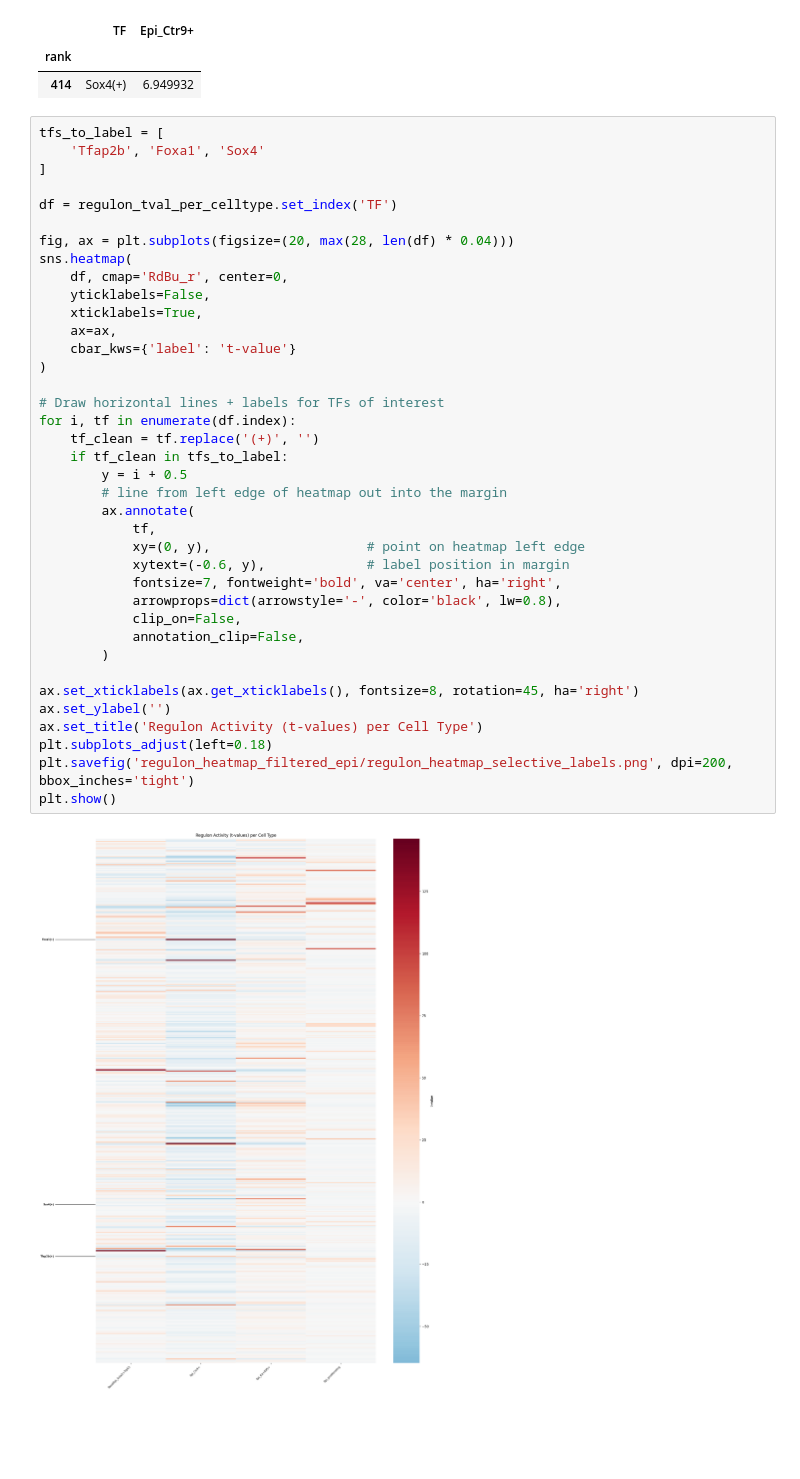
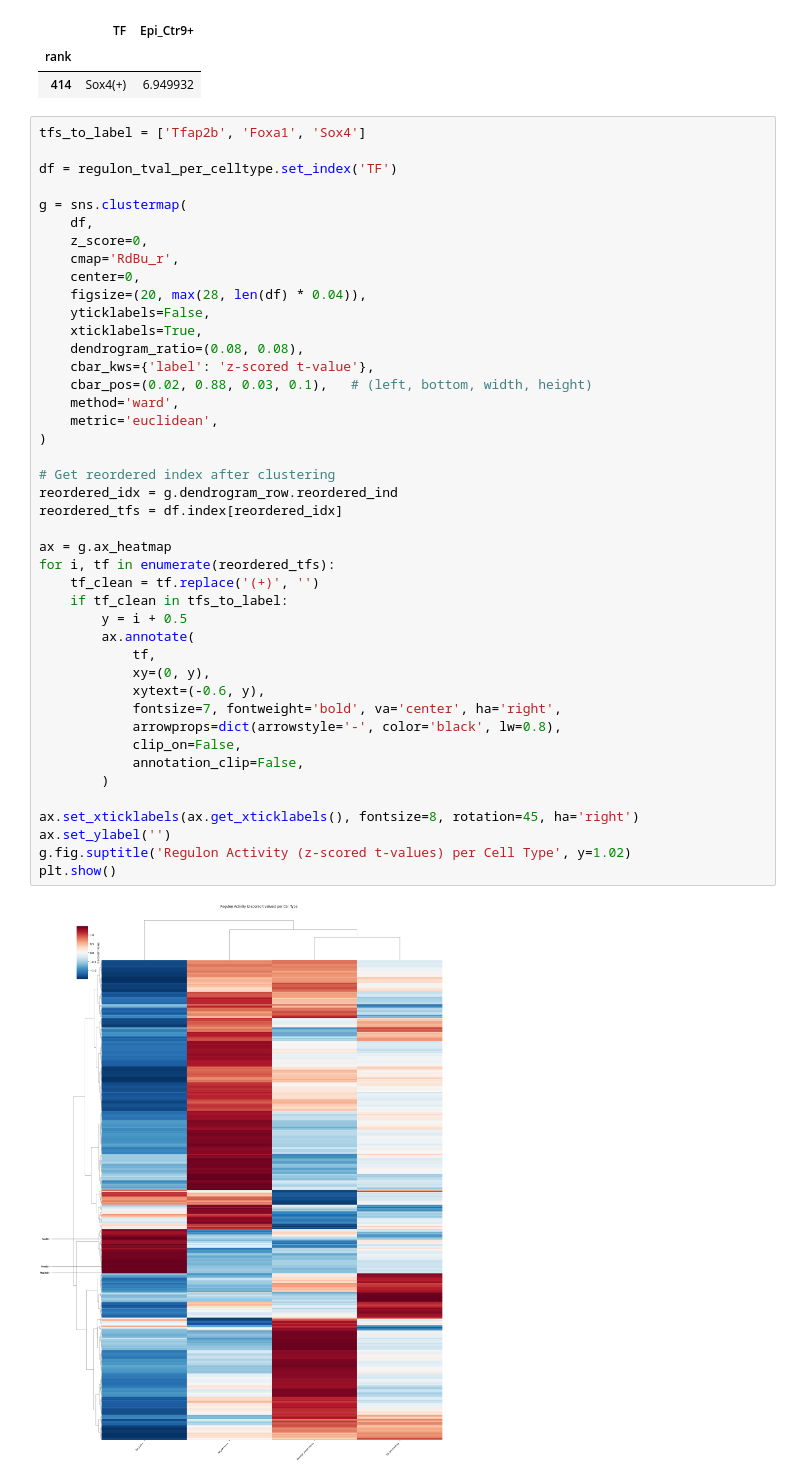
Before and after one commit to sumedhars/weixu-lab_breast-cancer, a Jupyter notebook: pyscenic_epi_results_exploration.ipynb, the cells around one changed output. Drawn from its saved outputs; the diff is of its cells as text; blank space fills up the shorter version.

Commit message:
heatmap changes

```diff
--- a/pyscenic_epi_results_exploration.ipynb
+++ b/pyscenic_epi_results_exploration.ipynb
@@ -54,42 +54,47 @@ Sox4(+) → rank 414 / 455  (t-value: 6.950)
 | rank |  |  |
 | 414 | Sox4(+) | 6.949932 |
 # %%
-tfs_to_label = [
-    'Tfap2b', 'Foxa1', 'Sox4'
-]
+tfs_to_label = ['Tfap2b', 'Foxa1', 'Sox4']
 
 df = regulon_tval_per_celltype.set_index('TF')
 
-fig, ax = plt.subplots(figsize=(20, max(28, len(df) * 0.04)))
-sns.heatmap(
-    df, cmap='RdBu_r', center=0,
+g = sns.clustermap(
+    df,
+    z_score=0,
+    cmap='RdBu_r',
+    center=0,
+    figsize=(20, max(28, len(df) * 0.04)),
     yticklabels=False,
     xticklabels=True,
-    ax=ax,
-    cbar_kws={'label': 't-value'}
+    dendrogram_ratio=(0.08, 0.08),
+    cbar_kws={'label': 'z-scored t-value'},
+    cbar_pos=(0.02, 0.88, 0.03, 0.1),   # (left, bottom, width, height)
+    method='ward',
+    metric='euclidean',
 )
 
-# Draw horizontal lines + labels for TFs of interest
-for i, tf in enumerate(df.index):
+# Get reordered index after clustering
+reordered_idx = g.dendrogram_row.reordered_ind
+reordered_tfs = df.index[reordered_idx]
+
+ax = g.ax_heatmap
+for i, tf in enumerate(reordered_tfs):
     tf_clean = tf.replace('(+)', '')
     if tf_clean in tfs_to_label:
         y = i + 0.5
-        # line from left edge of heatmap out into the margin
         ax.annotate(
             tf,
-            xy=(0, y),                    # point on heatmap left edge
-            xytext=(-0.6, y),             # label position in margin
+            xy=(0, y),
+            xytext=(-0.6, y),
             fontsize=7, fontweight='bold', va='center', ha='right',
             arrowprops=dict(arrowstyle='-', color='black', lw=0.8),
             clip_on=False,
             annotation_clip=False,
         )
 
 ax.set_xticklabels(ax.get_xticklabels(), fontsize=8, rotation=45, ha='right')
 ax.set_ylabel('')
-ax.set_title('Regulon Activity (t-values) per Cell Type')
-plt.subplots_adjust(left=0.18)
-plt.savefig('regulon_heatmap_filtered_epi/regulon_heatmap_selective_labels.png', dpi=200, bbox_inches='tight')
+g.fig.suptitle('Regulon Activity (z-scored t-values) per Cell Type', y=1.02)
 plt.show()
 # %% [output]
-[figure, old version]
+[figure, new version]
```
Also changed, not shown: 1 other file.
